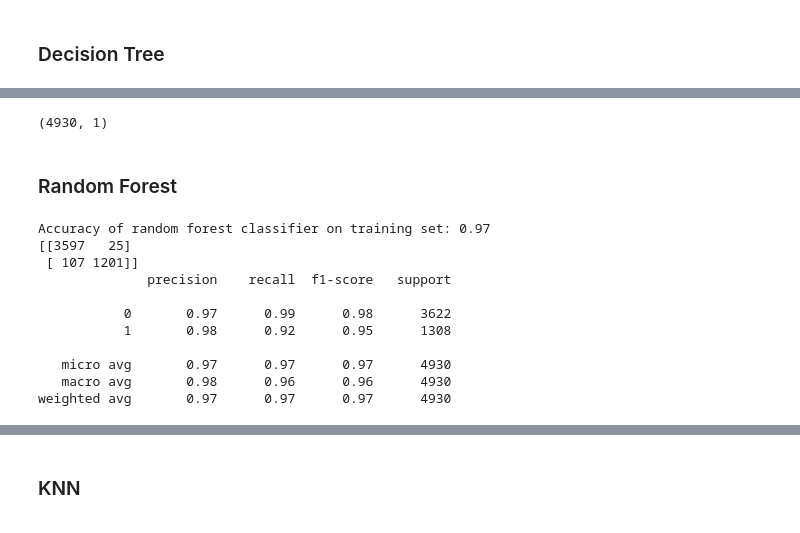
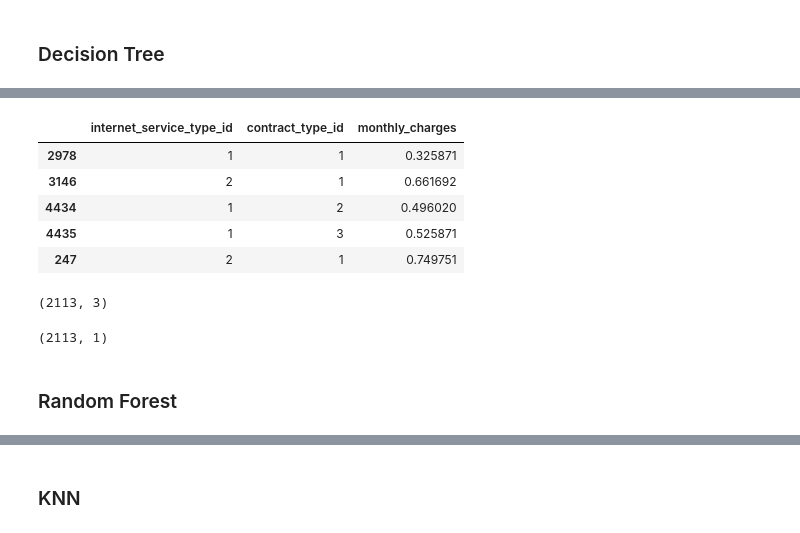
Before and after one commit to classification-project-steven-nicole/classification_project, a Jupyter notebook: steven_classification_project.ipynb, the cells around one changed output, grey strips where cells are left out. Drawn from its saved outputs; the diff is of its cells as text; code cells hidden in the pictures.

```diff
--- a/steven_classification_project.ipynb
+++ b/steven_classification_project.ipynb
@@ -272 +287,16 @@ train = train.drop(columns= ['total_charges',
+# %%
+test = test.drop(columns= ['total_charges',
+           'tenure_year',
+           'household_type_id',
+           'streaming_services',
+           'phone_id',
+           'online_security_backup',
+           'gender',
+           'churn',
+           'senior_citizen',
+           'paperless_billing',
+           'payment_type_id',
+            'device_protection',
+            'tech_support',
+            'tenure'], axis=1)
 # %%
@@ -360,30 +437,31 @@ weighted avg       0.85      0.85      0.85      4930
+# %%
+test.head()
+# %% [output]
+|  | internet_service_type_id | contract_type_id | monthly_charges |
+| 2978 | 1 | 1 | 0.325871 |
+| 3146 | 2 | 1 | 0.661692 |
+| 4434 | 1 | 2 | 0.496020 |
+| 4435 | 1 | 3 | 0.525871 |
+| 247 | 2 | 1 | 0.749751 |
 # %%
-y_train.shape
+test.shape
 # %% [output]
-(4930, 1)
+(2113, 3)
+# %%
+y_test.shape
+# %% [output]
+(2113, 1)
 # %% [markdown]
 ### Random Forest
 # %%
-# All fetures with no HP
+# # All fetures with no HP
 
-rfc = RandomForestClassifier(random_state = 123)
-rfc.fit(train, y_train)
-y_pred_rfc = rfc.predict(train)
-print('Accuracy of random forest classifier on training set: {:.2f}'
-     .format(rfc.score(train, y_train)))
+# rfc = RandomForestClassifier(random_state = 123)
+# rfc.fit(train, y_train)
+# y_pred_rfc = rfc.predict(train)
+# print('Accuracy of random forest classifier on training set: {:.2f}'
+#      .format(rfc.score(train, y_train)))
 
-print(confusion_matrix(y_train, y_pred_rfc))
-print(classification_report(y_train, y_pred_rfc))
+# print(confusion_matrix(y_train, y_pred_rfc))
+# print(classification_report(y_train, y_pred_rfc))
-# %% [output]
-Accuracy of random forest classifier on training set: 0.97
-[[3597   25]
- [ 107 1201]]
-              precision    recall  f1-score   support
-
-           0       0.97      0.99      0.98      3622
-           1       0.98      0.92      0.95      1308
-
-   micro avg       0.97      0.97      0.97      4930
-   macro avg       0.98      0.96      0.96      4930
-weighted avg       0.97      0.97      0.97      4930
 # %%
```
Also changed, not shown: parts of 14 cells of this notebook.
